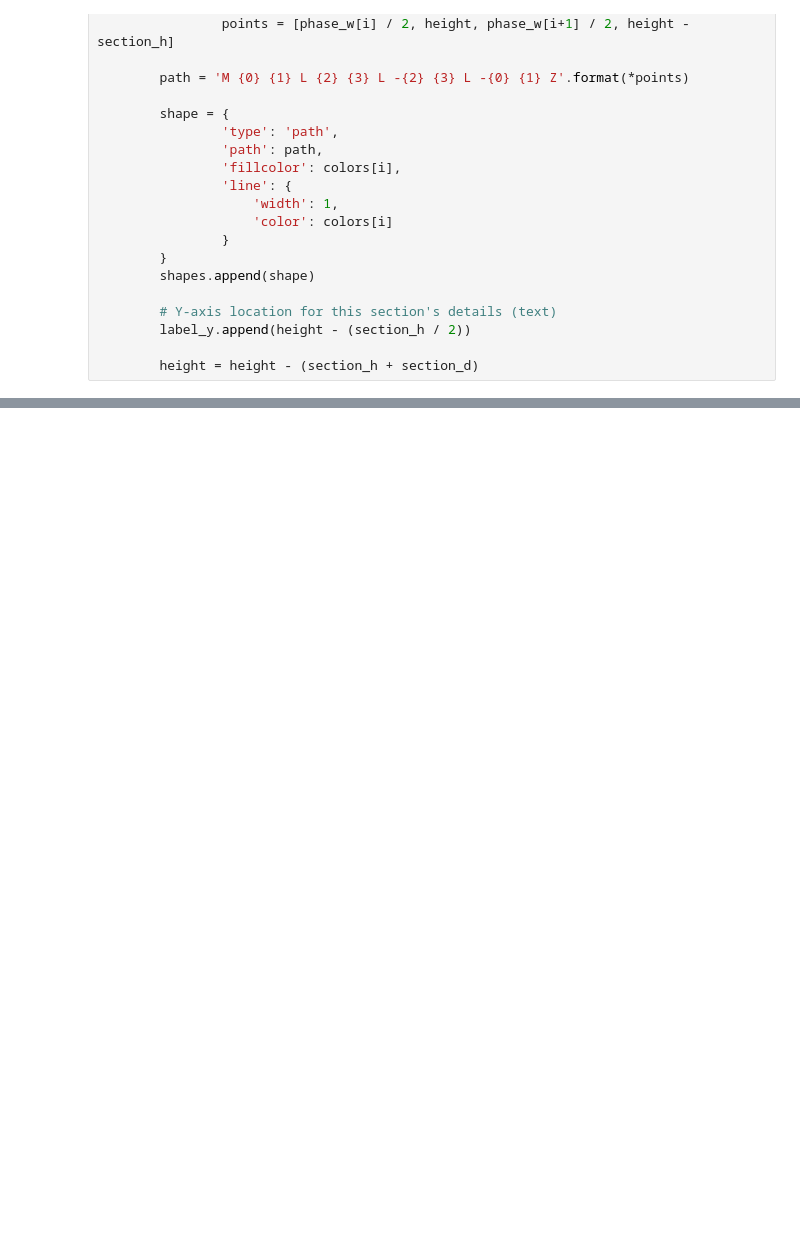
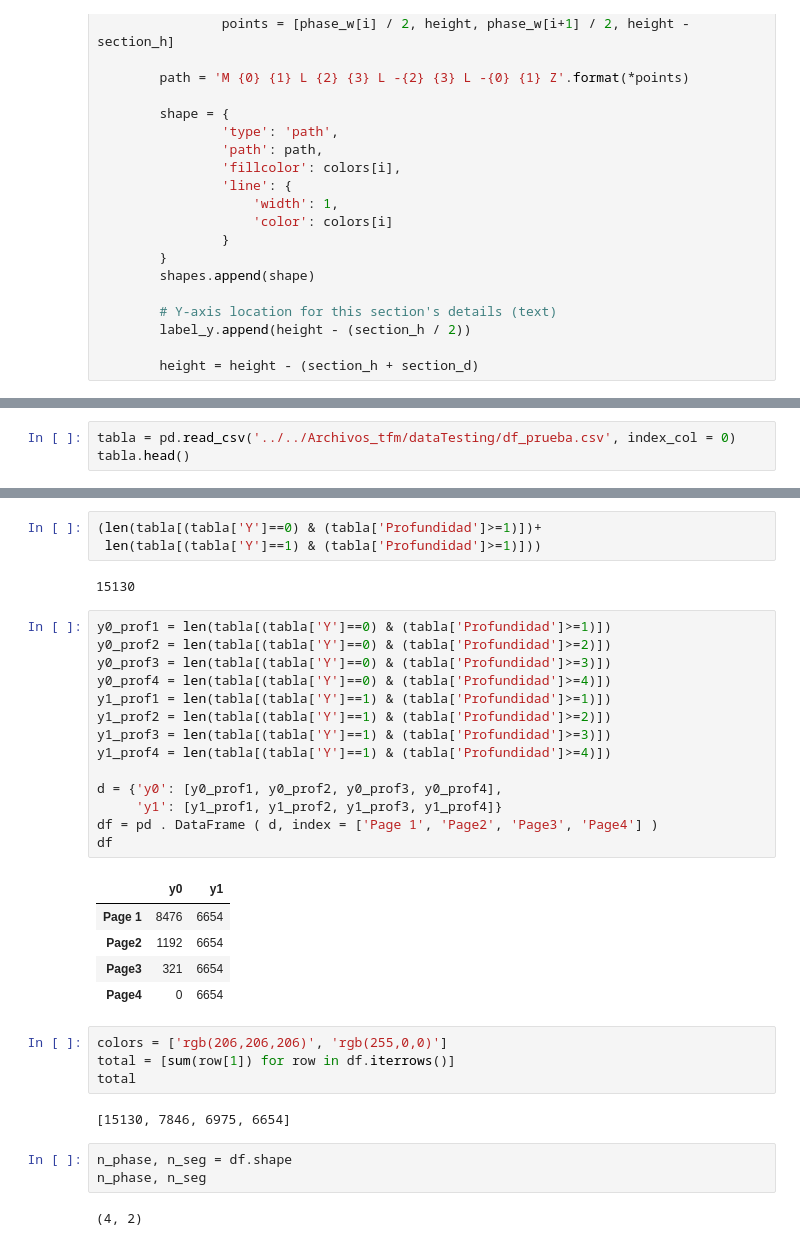
Before and after one commit to DiegoPerezCaa/TFM_QualitySession, a Jupyter notebook: dataTesting/Prueba_9_funnelDeConversión.ipynb, the cells around one changed output, grey strips where cells are left out. Saved outputs shown, nothing was run; the diff lists cells and outputs as text; blank space fills up the shorter version.

```diff
--- a/dataTesting/Prueba_9_funnelDeConversión.ipynb
+++ b/dataTesting/Prueba_9_funnelDeConversión.ipynb
@@ -145,0 +322,3 @@ py.iplot(fig)
+# %%
+tabla = pd.read_csv('../../Archivos_tfm/dataTesting/df_prueba.csv', index_col = 0)
+tabla.head()
@@ -145,0 +333,36 @@ py.iplot(fig)
+# %%
+(len(tabla[(tabla['Y']==0) & (tabla['Profundidad']>=1)])+
+ len(tabla[(tabla['Y']==1) & (tabla['Profundidad']>=1)]))
+# %% [output]
+15130
+# %%
+y0_prof1 = len(tabla[(tabla['Y']==0) & (tabla['Profundidad']>=1)])
+y0_prof2 = len(tabla[(tabla['Y']==0) & (tabla['Profundidad']>=2)])
+y0_prof3 = len(tabla[(tabla['Y']==0) & (tabla['Profundidad']>=3)])
+y0_prof4 = len(tabla[(tabla['Y']==0) & (tabla['Profundidad']>=4)])
+y1_prof1 = len(tabla[(tabla['Y']==1) & (tabla['Profundidad']>=1)])
+y1_prof2 = len(tabla[(tabla['Y']==1) & (tabla['Profundidad']>=2)])
+y1_prof3 = len(tabla[(tabla['Y']==1) & (tabla['Profundidad']>=3)])
+y1_prof4 = len(tabla[(tabla['Y']==1) & (tabla['Profundidad']>=4)])
+
+d = {'y0': [y0_prof1, y0_prof2, y0_prof3, y0_prof4],
+     'y1': [y1_prof1, y1_prof2, y1_prof3, y1_prof4]}
+df = pd . DataFrame ( d, index = ['Page 1', 'Page2', 'Page3', 'Page4'] )
+df
+# %% [output]
+|  | y0 | y1 |
+| Page 1 | 8476 | 6654 |
+| Page2 | 1192 | 6654 |
+| Page3 | 321 | 6654 |
+| Page4 | 0 | 6654 |
+# %%
+colors = ['rgb(206,206,206)', 'rgb(255,0,0)']
+total = [sum(row[1]) for row in df.iterrows()]
+total
+# %% [output]
+[15130, 7846, 6975, 6654]
+# %%
+n_phase, n_seg = df.shape
+n_phase, n_seg
+# %% [output]
+(4, 2)
```
Also changed, not shown: parts of 14 cells of this notebook.
